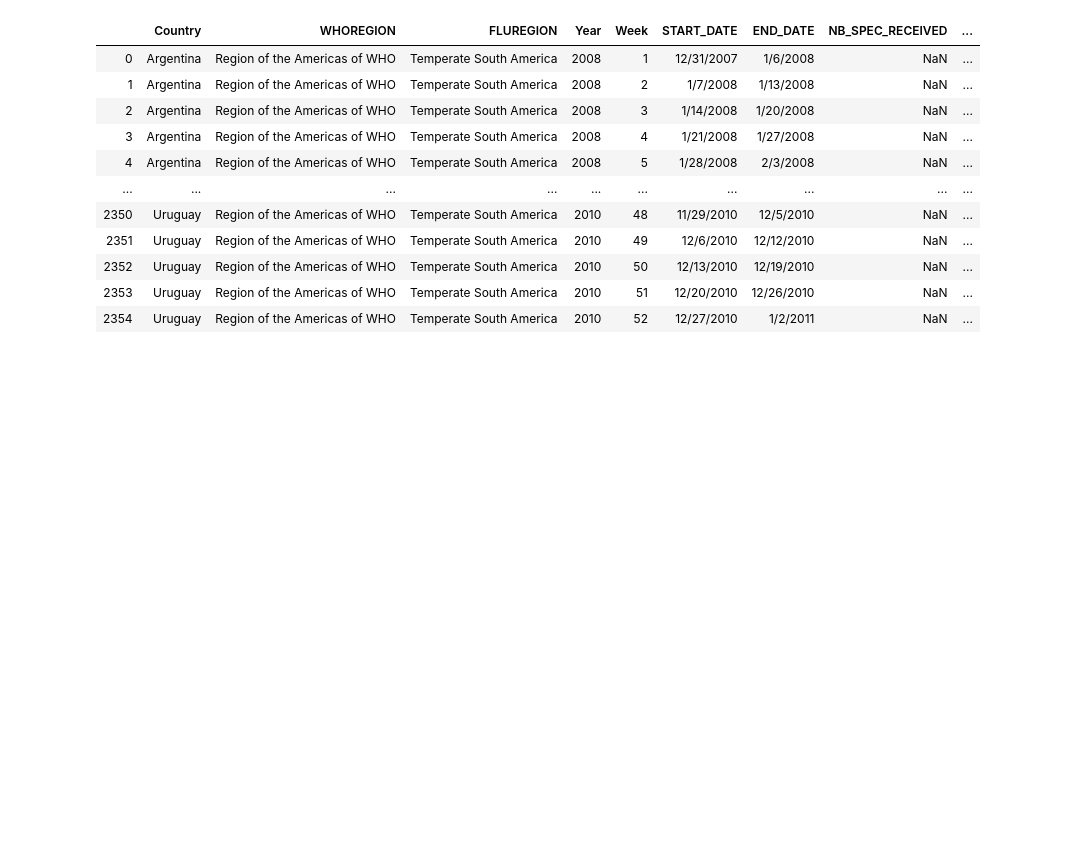
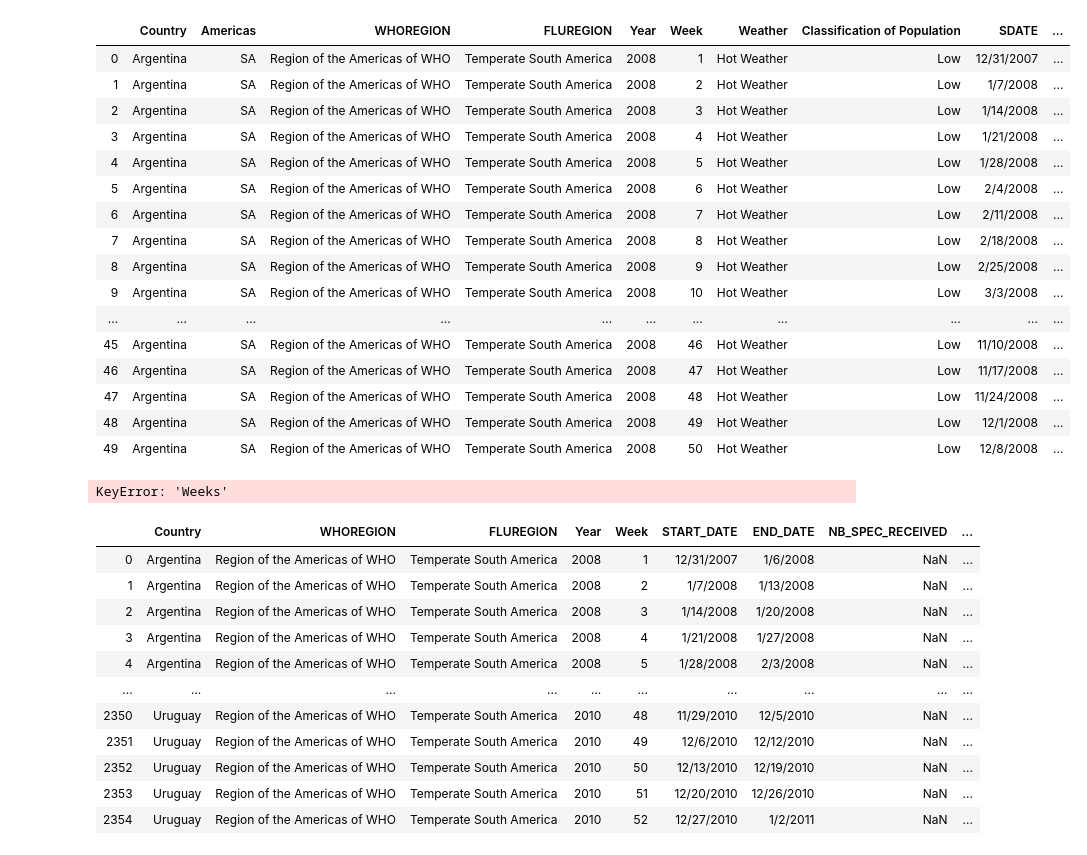
Before and after one commit to kgremillion/Analyzing_Pandemics, a Jupyter notebook: Data/Reading and Analyzing Data N1H1 America Region.ipynb.ipynb, the cells around one changed output. Cells and saved outputs as stored; diff of their text form; code cells hidden in the pictures; blank space fills up the shorter version.

```diff
--- a/Data/Reading and Analyzing Data N1H1 America Region.ipynb.ipynb
+++ b/Data/Reading and Analyzing Data N1H1 America Region.ipynb.ipynb
@@ -30,3 +27,33 @@ influenza_data.head(50)
+# %%
+#insert a column to sum the two type of influenza analyzed
+influenza_data['Sum_Influenza_Cases'] = influenza_data['AH1']+influenza_data['AH1N12009']
+
+influenza_data.head(50)
+
+# df['Discounted_Price'] = df['Cost'] - (0.1 * df['Cost'])
+# %% [output]
+|  | Country | Americas | WHOREGION | FLUREGION | Year | Week | Weather | Classification of Population | SDATE | ... |
+| 0 | Argentina | SA | Region of the Americas of WHO | Temperate South America | 2008 | 1 | Hot Weather | Low | 12/31/2007 | ... |
+| 1 | Argentina | SA | Region of the Americas of WHO | Temperate South America | 2008 | 2 | Hot Weather | Low | 1/7/2008 | ... |
+| 2 | Argentina | SA | Region of the Americas of WHO | Temperate South America | 2008 | 3 | Hot Weather | Low | 1/14/2008 | ... |
+| 3 | Argentina | SA | Region of the Americas of WHO | Temperate South America | 2008 | 4 | Hot Weather | Low | 1/21/2008 | ... |
+| 4 | Argentina | SA | Region of the Americas of WHO | Temperate South America | 2008 | 5 | Hot Weather | Low | 1/28/2008 | ... |
+| 5 | Argentina | SA | Region of the Americas of WHO | Temperate South America | 2008 | 6 | Hot Weather | Low | 2/4/2008 | ... |
+| 6 | Argentina | SA | Region of the Americas of WHO | Temperate South America | 2008 | 7 | Hot Weather | Low | 2/11/2008 | ... |
+| 7 | Argentina | SA | Region of the Americas of WHO | Temperate South America | 2008 | 8 | Hot Weather | Low | 2/18/2008 | ... |
+| 8 | Argentina | SA | Region of the Americas of WHO | Temperate South America | 2008 | 9 | Hot Weather | Low | 2/25/2008 | ... |
+| 9 | Argentina | SA | Region of the Americas of WHO | Temperate South America | 2008 | 10 | Hot Weather | Low | 3/3/2008 | ... |
+| ... | ... | ... | ... | ... | ... | ... | ... | ... | ... | ... |
+| 45 | Argentina | SA | Region of the Americas of WHO | Temperate South America | 2008 | 46 | Hot Weather | Low | 11/10/2008 | ... |
+| 46 | Argentina | SA | Region of the Americas of WHO | Temperate South America | 2008 | 47 | Hot Weather | Low | 11/17/2008 | ... |
+| 47 | Argentina | SA | Region of the Americas of WHO | Temperate South America | 2008 | 48 | Hot Weather | Low | 11/24/2008 | ... |
+| 48 | Argentina | SA | Region of the Americas of WHO | Temperate South America | 2008 | 49 | Hot Weather | Low | 12/1/2008 | ... |
+| 49 | Argentina | SA | Region of the Americas of WHO | Temperate South America | 2008 | 50 | Hot Weather | Low | 12/8/2008 | ... |
+# %%
+
+my_plot = sales_totals.plot(kind='bar')
+# %% [output]
+KeyError: 'Weeks'
 # %%
 #Renaming the columns for easy IDF
 
```
Also changed, not shown: parts of 1 cell of this notebook, 2 other files.
